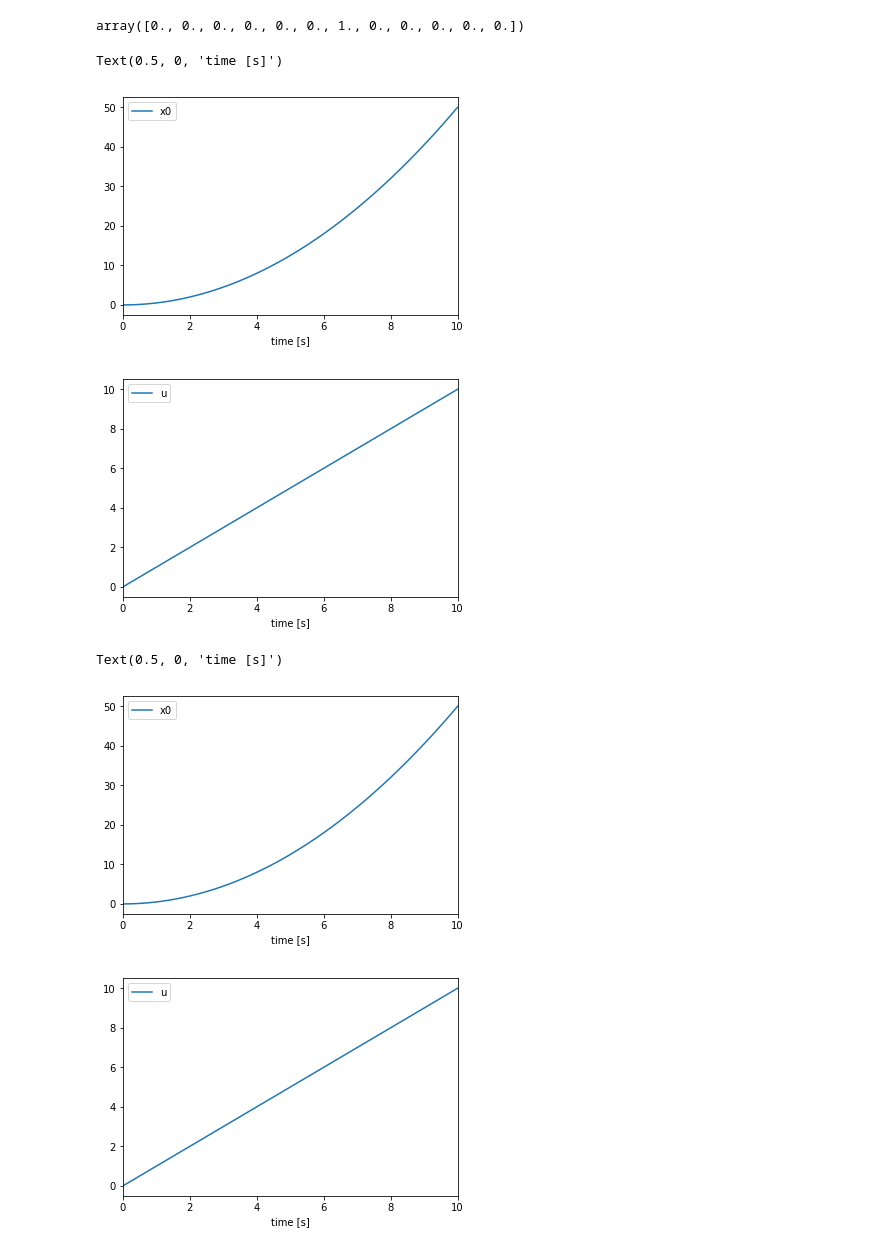
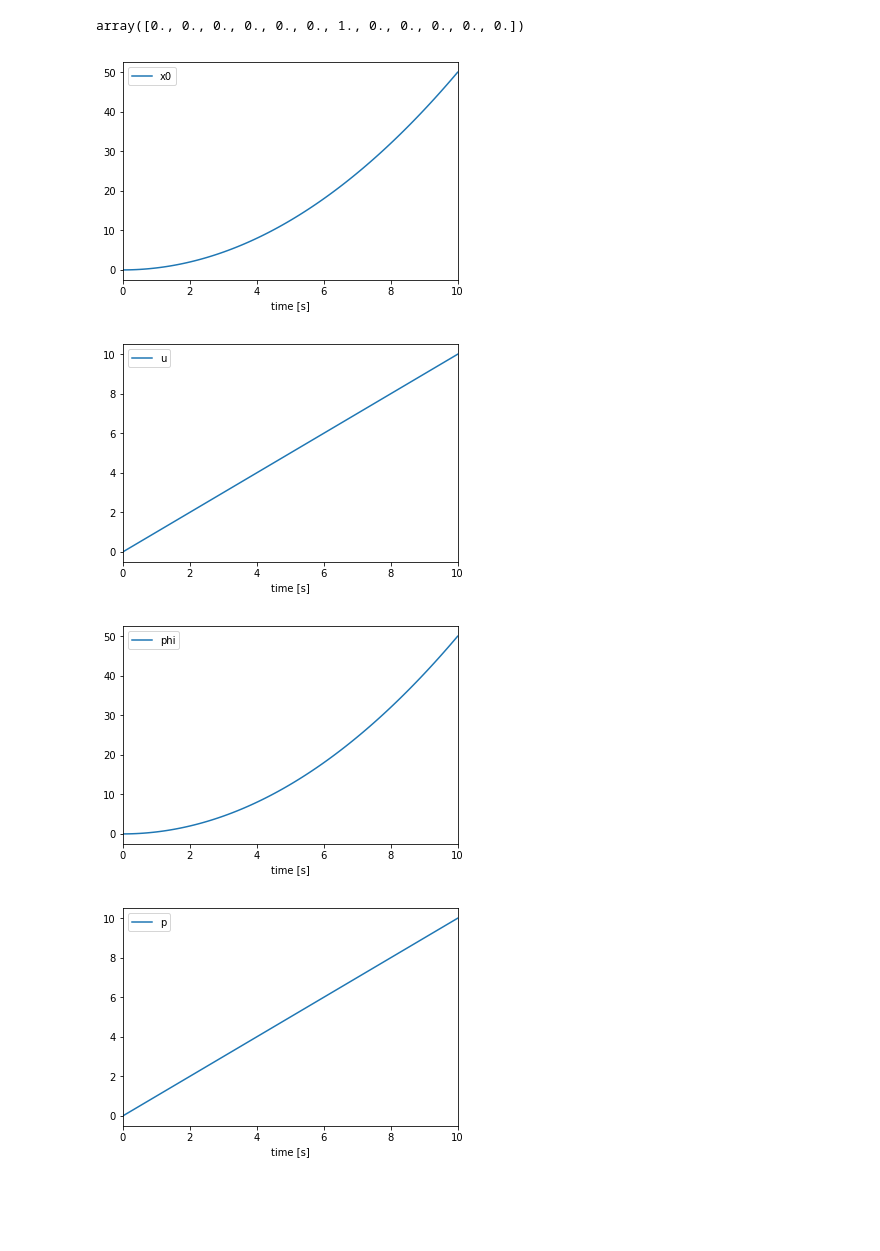
Before and after one commit to martinlarsalbert/motion-to-acceleration, a Jupyter notebook: rigid_body_6DOF.ipynb, the cells around one changed output. Drawn from its saved outputs; the diff is of its cells as text; code cells hidden in the pictures; blank space fills up the shorter version.

Commit message:
Made it more clean and also fixed bug in torque.

```diff
--- a/rigid_body_6DOF.ipynb
+++ b/rigid_body_6DOF.ipynb
@@ -151,6 +151,24 @@ numerical_constants = np.array([I_xx_, I_yy_, I_zz_,mass_])
 right_hand_side(start,t,numerical_specified, numerical_constants)
 # %% [output]
 array([0., 0., 0., 0., 0., 0., 1., 0., 0., 0., 0., 0.])
+# %%
+def simulate(t,force_torque, I_xx,I_yy,I_zz,mass, initial_coordinates = [0, 0, 0, 0, 0, 0],
+             initial_speeds = [0, 0, 0, 0, 0, 0]):
+
+    start = np.array(initial_coordinates+initial_speeds)
+
+    numerical_specified = force_torque
+
+    numerical_constants = np.array([I_xx, I_yy, I_zz, mass])
+
+    df = pd.DataFrame(index=t)
+    y = odeint(right_hand_side, start, t, args=(numerical_specified, numerical_constants))
+
+    for i,symbol in enumerate(coordinates+speeds):
+        name = symbol.name
+        df[name] = y[:,i]
+
+    return df
 # %%
 t = np.linspace(0,10,100)
 
@@ -159,22 +177,7 @@ speeds_ = [0, 0, 0, 0, 0, 0]
 
 start = np.array(coordinates_+speeds_)
 
-force_torque = [1,0,0,0,0,0]
-numerical_specified = np.array(force_torque)
-
-I_xx_ = 1
-I_yy_ = 1
-I_zz_ = 1
-mass_ = 1
-
-numerical_constants = np.array([I_xx_, I_yy_, I_zz_,mass_])
-
-df = pd.DataFrame(index=t)
-y = odeint(right_hand_side, start, t, args=(numerical_specified, numerical_constants))
-
-for i,symbol in enumerate(coordinates+speeds):
-    name = symbol.name
-    df[name] = y[:,i]
+df = simulate(t=t, force_torque=[1,0,0,0,0,0],I_xx=1, I_yy=1, I_zz=1, mass=1)
 
 
 fig,ax = plt.subplots()
@@ -183,45 +186,28 @@ ax.set_xlabel('time [s]')
 
 fig,ax = plt.subplots()
 df.plot(y='u', ax=ax);
-ax.set_xlabel('time [s]')
+ax.set_xlabel('time [s]');
 # %% [output]
-Text(0.5, 0, 'time [s]')
 [figure]
 [figure]
 # %%
 t = np.linspace(0,10,100)
 
 coordinates_ = [0, 0, 0, 0, 0, 0]
 speeds_ = [0, 0, 0, 0, 0, 0]
 
 start = np.array(coordinates_+speeds_)
 
-force_torque = [0,0,0,1,0,0]
-numerical_specified = np.array(force_torque)
-
-I_xx_ = 1
-I_yy_ = 1
-I_zz_ = 1
-mass_ = 1
-
-numerical_constants = np.array([I_xx_, I_yy_, I_zz_,mass_])
-
-df = pd.DataFrame(index=t)
-y = odeint(right_hand_side, start, t, args=(numerical_specified, numerical_constants))
-
-for i,symbol in enumerate(coordinates+speeds):
-    name = symbol.name
-    df[name] = y[:,i]
+df = simulate(t=t, force_torque=[0,0,0,1,0,0],I_xx=1, I_yy=1, I_zz=1, mass=1)
 
 
 fig,ax = plt.subplots()
-df.plot(y='x0', ax=ax);
+df.plot(y='phi', ax=ax);
 ax.set_xlabel('time [s]')
 
 fig,ax = plt.subplots()
-df.plot(y='u', ax=ax);
-ax.set_xlabel('time [s]')
+df.plot(y='p', ax=ax);
+ax.set_xlabel('time [s]');
 # %% [output]
-Text(0.5, 0, 'time [s]')
-[figure, old version]
+[figure, new version]
 [figure]
```
Also changed, not shown: parts of 2 cells of this notebook.
